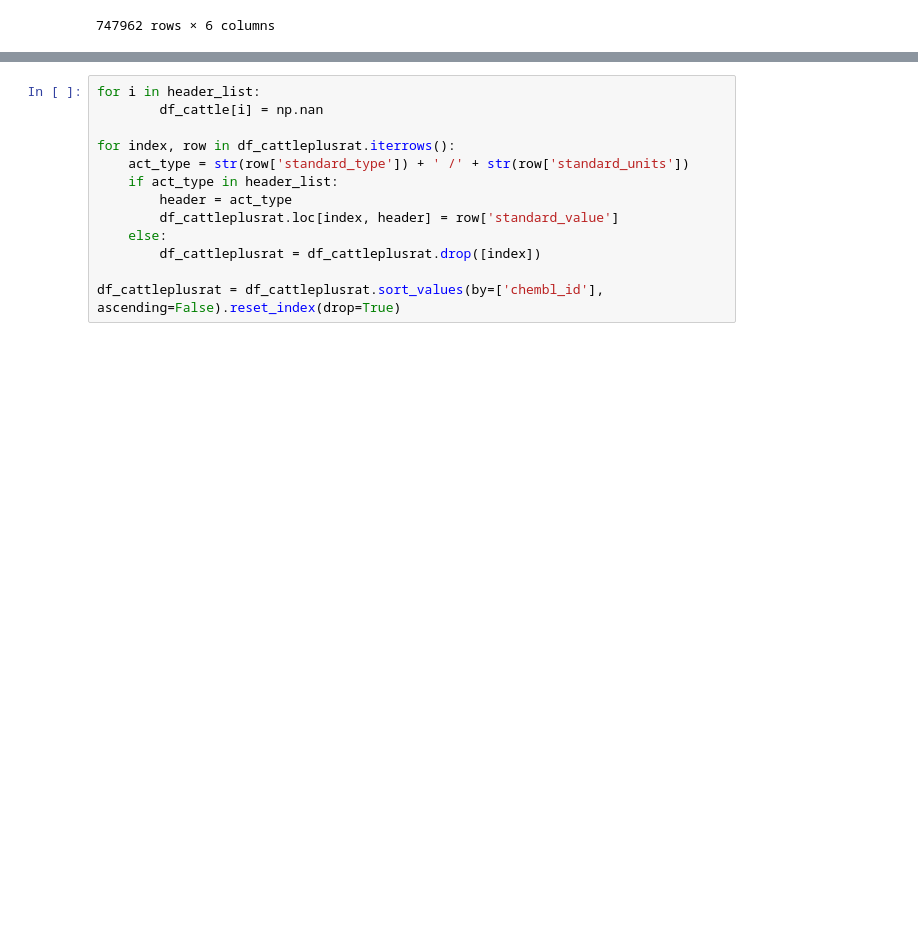
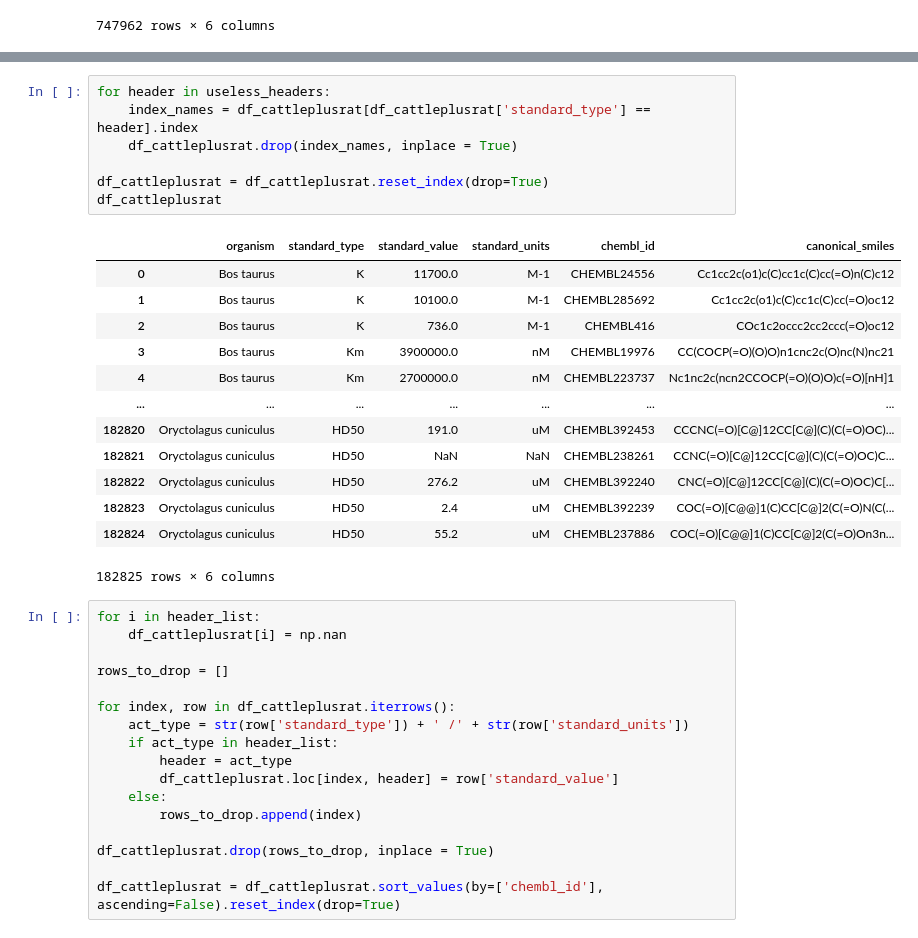
Before and after one commit to Cargill-Capstone2021/ADME-modeling-for-Cargill, a Jupyter notebook: working/data_preparation.ipynb, the cells around one changed output, grey strips where cells are left out. Cells and saved outputs as stored; diff of their text form; blank space fills up the shorter version.

```diff
--- a/working/data_preparation.ipynb
+++ b/working/data_preparation.ipynb
@@ -206,6 +247,29 @@ header_list = ['Activity /nan', 'T1/2 /hr', 'F /%', 'AUC /ng.hr.mL-1', 'Drug upt
+# %%
+for header in useless_headers:
+    index_names = df_cattleplusrat[df_cattleplusrat['standard_type'] == header].index
+    df_cattleplusrat.drop(index_names, inplace = True)
+
+df_cattleplusrat = df_cattleplusrat.reset_index(drop=True)
+df_cattleplusrat
+# %% [output]
+|  | organism | standard_type | standard_value | standard_units | chembl_id | canonical_smiles |
+| 0 | Bos taurus | K | 11700.0 | M-1 | CHEMBL24556 | Cc1cc2c(o1)c(C)cc1c(C)cc(=O)n(C)c12 |
+| 1 | Bos taurus | K | 10100.0 | M-1 | CHEMBL285692 | Cc1cc2c(o1)c(C)cc1c(C)cc(=O)oc12 |
+| 2 | Bos taurus | K | 736.0 | M-1 | CHEMBL416 | COc1c2occc2cc2ccc(=O)oc12 |
+| 3 | Bos taurus | Km | 3900000.0 | nM | CHEMBL19976 | CC(COCP(=O)(O)O)n1cnc2c(O)nc(N)nc21 |
+| 4 | Bos taurus | Km | 2700000.0 | nM | CHEMBL223737 | Nc1nc2c(ncn2CCOCP(=O)(O)O)c(=O)[nH]1 |
+| ... | ... | ... | ... | ... | ... | ... |
+| 182820 | Oryctolagus cuniculus | HD50 | 191.0 | uM | CHEMBL392453 | CCCNC(=O)[C@]12CC[C@](C)(C(=O)OC)... |
+| 182821 | Oryctolagus cuniculus | HD50 | NaN | NaN | CHEMBL238261 | CCNC(=O)[C@]12CC[C@](C)(C(=O)OC)C... |
+| 182822 | Oryctolagus cuniculus | HD50 | 276.2 | uM | CHEMBL392240 | CNC(=O)[C@]12CC[C@](C)(C(=O)OC)C[... |
+| 182823 | Oryctolagus cuniculus | HD50 | 2.4 | uM | CHEMBL392239 | COC(=O)[C@@]1(C)CC[C@]2(C(=O)N(C(... |
+| 182824 | Oryctolagus cuniculus | HD50 | 55.2 | uM | CHEMBL237886 | COC(=O)[C@@]1(C)CC[C@]2(C(=O)On3n... |
+182825 rows × 6 columns
 # %%
 for i in header_list:
-        df_cattle[i] = np.nan
+    df_cattleplusrat[i] = np.nan
+
+rows_to_drop = []
 
 for index, row in df_cattleplusrat.iterrows():
     act_type = str(row['standard_type']) + ' /' + str(row['standard_units'])
@@ -213,6 +277,8 @@ for index, row in df_cattleplusrat.iterrows():
         header = act_type
         df_cattleplusrat.loc[index, header] = row['standard_value']
     else:
-        df_cattleplusrat = df_cattleplusrat.drop([index])
+        rows_to_drop.append(index)
+
+df_cattleplusrat.drop(rows_to_drop, inplace = True)
 
 df_cattleplusrat = df_cattleplusrat.sort_values(by=['chembl_id'], ascending=False).reset_index(drop=True)
```
Also changed, not shown: parts of 9 cells of this notebook.
